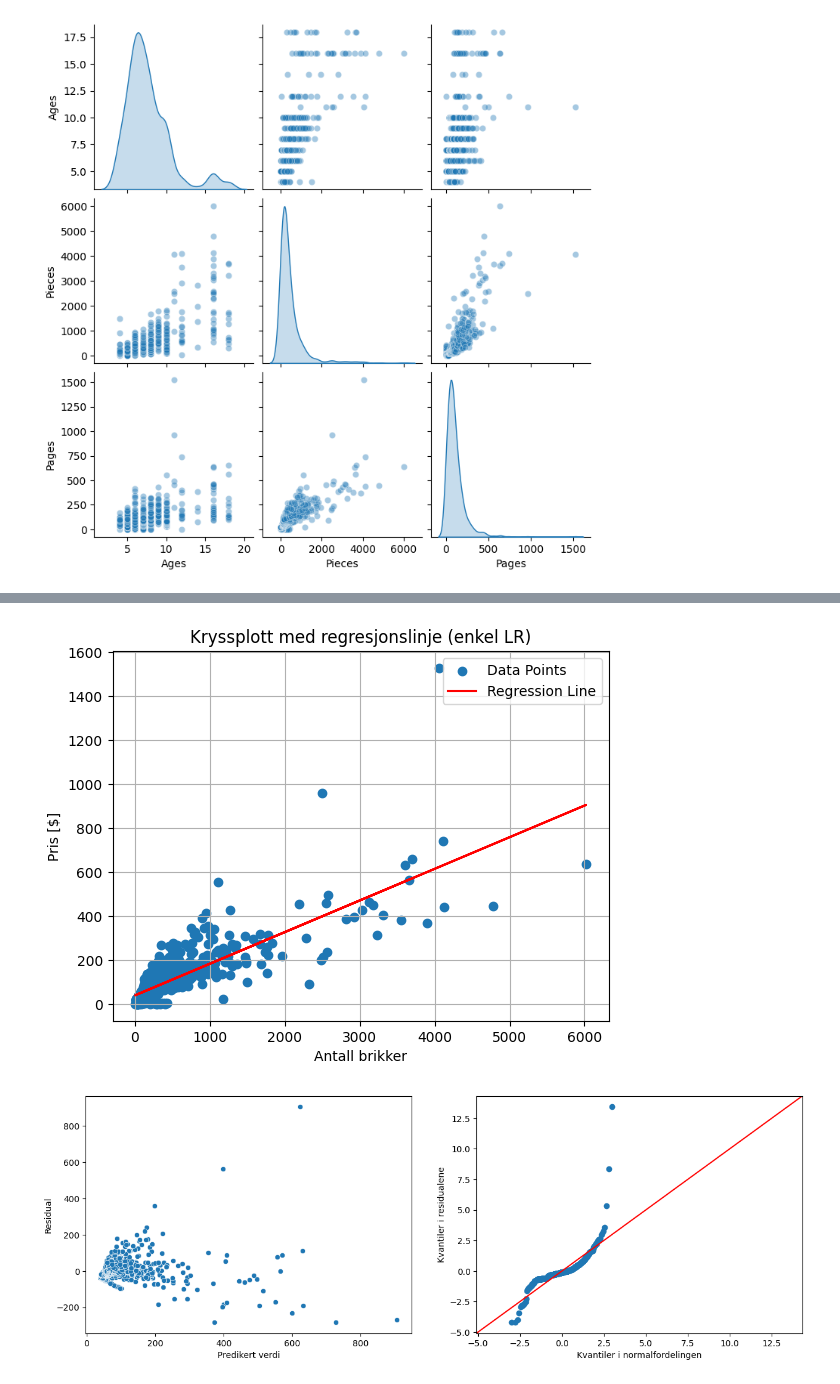
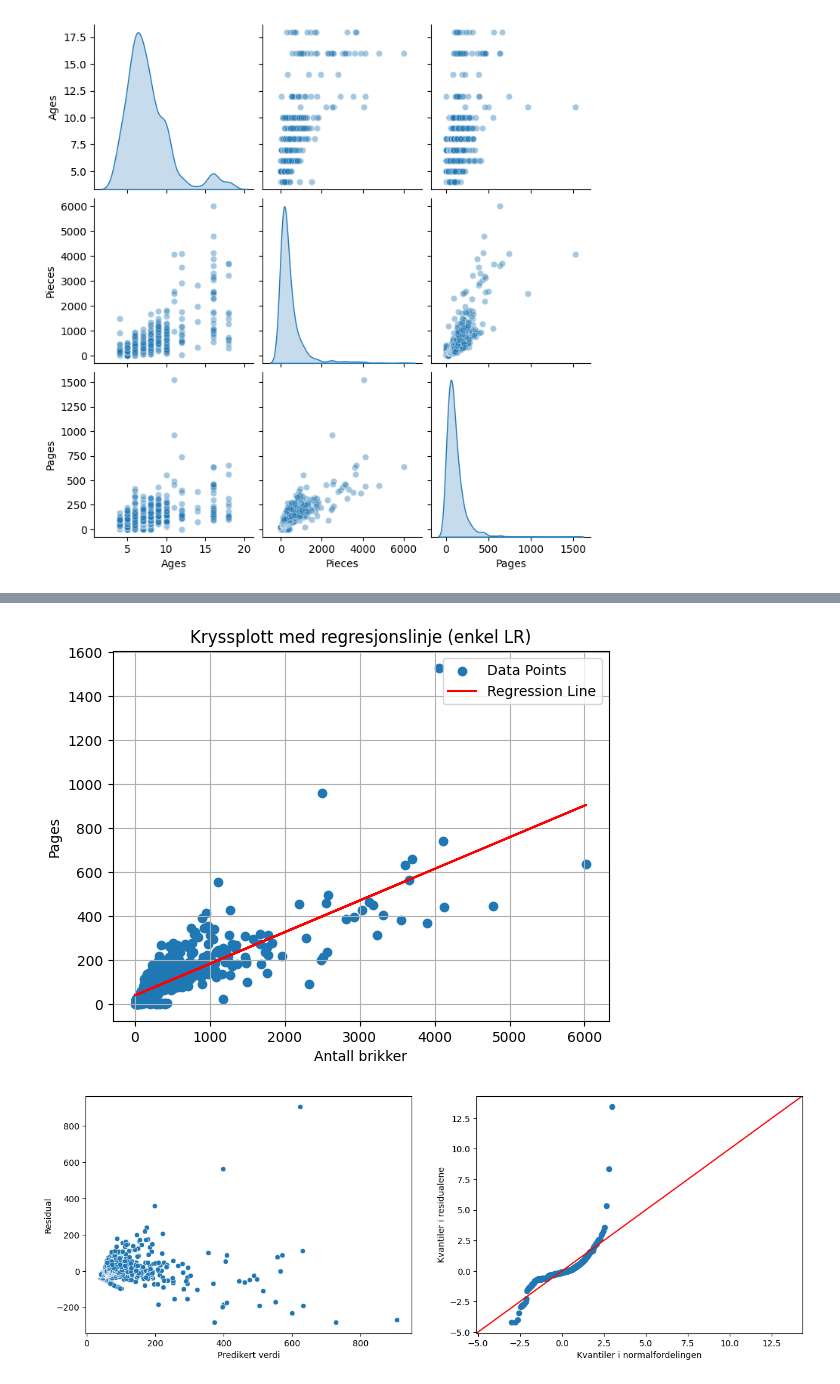
Before and after one commit to HMB-Solutions/ISTT1003-ProjectAssignment-02, a Jupyter notebook: oppg1.ipynb, the cells around one changed output, grey strips where cells are left out. Saved outputs shown, nothing was run; the diff lists cells and outputs as text; code cells hidden in the pictures.

Commit message:
Fixed simple regression graph axis

```diff
--- a/oppg1.ipynb
+++ b/oppg1.ipynb
@@ -194,21 +194,21 @@ Notes:
 # %%
 slope = resultat.params['Pieces']
 intercept = resultat.params['Intercept']
 
 regression_x = np.array(df2['Pieces'])
 
 regression_y = slope * regression_x + intercept
 
 plt.scatter(df2['Pieces'], df2['Pages'], label='Data Points')
 plt.plot(regression_x, regression_y, color='red', label='Regression Line')
 plt.xlabel('Antall brikker')
-plt.ylabel('Pris [$]')
+plt.ylabel('Pages')
 plt.title('Kryssplott med regresjonslinje (enkel LR)')
 plt.legend()
 plt.grid()
 plt.show()
 # %% [output]
-[figure, old version]
+[figure, new version]
 # %%
 figure, axis = plt.subplots(1, 2, figsize = (15, 5))
 sns.scatterplot(x = resultat.fittedvalues, y = resultat.resid, ax = axis[0])
```
Also changed, not shown: parts of 4 cells of this notebook.
